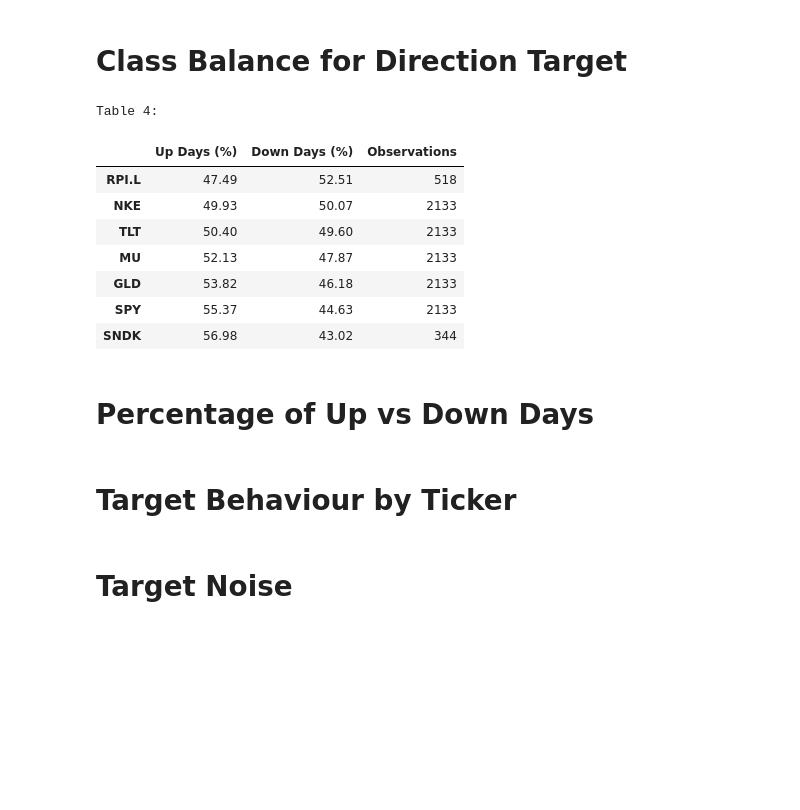
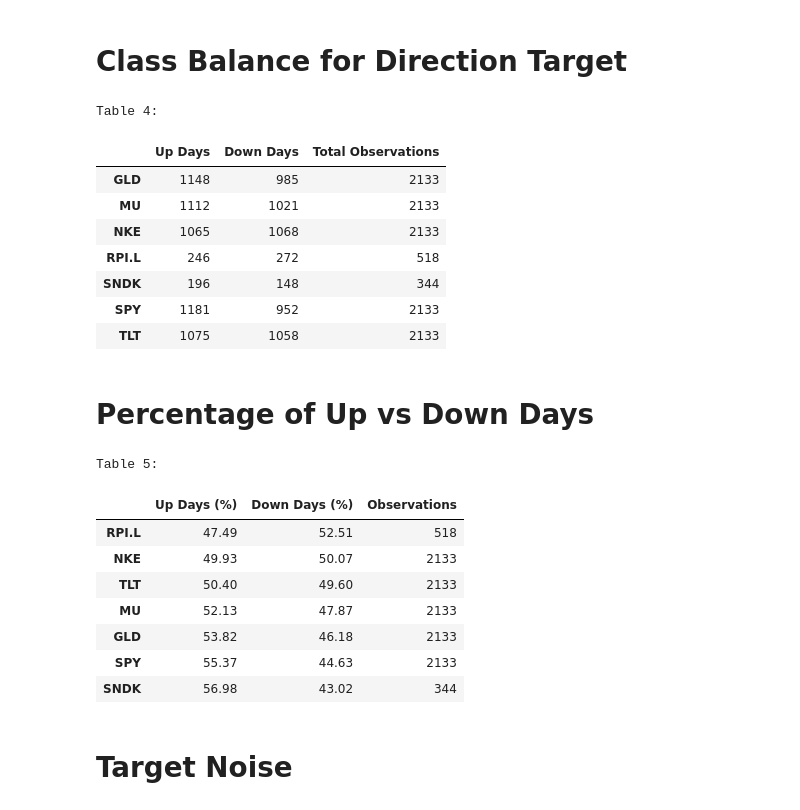
Before and after one commit to maxautomateseverything/market-intelligence-pipeline, a Jupyter notebook: EDA Notebooks/08 - Target Analysis.ipynb, the cells around one changed output. Cells and saved outputs as stored; diff of their text form; code cells hidden in the pictures; blank space fills up the shorter version.

Commit message:
Target Analysis Markdown

```diff
--- a/EDA Notebooks/08 - Target Analysis.ipynb
+++ b/EDA Notebooks/08 - Target Analysis.ipynb
@@ -204,42 +204,76 @@ Table 3:
 # %%
 df_3 = df.copy()
 
 ticker = "ticker"
 target_direction = f"target_direction_{CALENDAR}"
 target_return = f"target_next_day_return_{CALENDAR}"
 
 ticker_summary_rows = []
 
 for asset, group in df_3.groupby(ticker):
     ticker_summary_row = pd.DataFrame({
-        "Up Days (%)": [(group[target_direction] ==1).mean()*100],
-        "Down Days (%)": [(group[target_direction] ==0).mean()*100],
-        "Observations": group[target_direction].count()
+        "Up Days": [(group[target_direction] == 1).sum()],
+        "Down Days": [(group[target_direction] ==0).sum()],
+        "Total Observations": group[target_direction].count()
     })
 
     ticker_summary_row.index = [asset]
 
     ticker_summary_rows.append(ticker_summary_row)
 
 ticker_summary_df = pd.concat(ticker_summary_rows)
 
 table_count += 1
 print(f"Table {table_count}:")
 
-display(ticker_summary_df.sort_values("Up Days (%)").round(2))
+display(ticker_summary_df)
 # %% [output]
 Table 4:
-|  | Up Days (%) | Down Days (%) | Observations |
-| RPI.L | 47.49 | 52.51 | 518 |
-| NKE | 49.93 | 50.07 | 2133 |
-| TLT | 50.40 | 49.60 | 2133 |
-| MU | 52.13 | 47.87 | 2133 |
-| GLD | 53.82 | 46.18 | 2133 |
-| SPY | 55.37 | 44.63 | 2133 |
-| SNDK | 56.98 | 43.02 | 344 |
+|  | Up Days | Down Days | Total Observations |
+| GLD | 1148 | 985 | 2133 |
+| MU | 1112 | 1021 | 2133 |
+| NKE | 1065 | 1068 | 2133 |
+| RPI.L | 246 | 272 | 518 |
+| SNDK | 196 | 148 | 344 |
+| SPY | 1181 | 952 | 2133 |
+| TLT | 1075 | 1058 | 2133 |
 # %% [markdown]
 # Percentage of Up vs Down Days
-# %% [markdown]
-# Target Behaviour by Ticker
+# %%
+df_4 = df.copy()
+
+ticker = "ticker"
+target_direction = f"target_direction_{CALENDAR}"
+target_return = f"target_next_day_return_{CALENDAR}"
+
+ticker_summary_rows = []
+
+for asset, group in df_4.groupby(ticker):
+    ticker_summary_row = pd.DataFrame({
+        "Up Days (%)": [(group[target_direction] ==1).mean()*100],
+        "Down Days (%)": [(group[target_direction] ==0).mean()*100],
+        "Observations": group[target_direction].count()
+    })
+
+    ticker_summary_row.index = [asset]
+
+    ticker_summary_rows.append(ticker_summary_row)
+
+ticker_summary_df = pd.concat(ticker_summary_rows)
+
+table_count += 1
+print(f"Table {table_count}:")
+
+display(ticker_summary_df.sort_values("Up Days (%)").round(2))
+# %% [output]
+Table 5:
+|  | Up Days (%) | Down Days (%) | Observations |
+| RPI.L | 47.49 | 52.51 | 518 |
+| NKE | 49.93 | 50.07 | 2133 |
+| TLT | 50.40 | 49.60 | 2133 |
+| MU | 52.13 | 47.87 | 2133 |
+| GLD | 53.82 | 46.18 | 2133 |
+| SPY | 55.37 | 44.63 | 2133 |
+| SNDK | 56.98 | 43.02 | 344 |
 # %% [markdown]
 # Target Noise
```
Also changed, not shown: parts of 1 cell of this notebook, 1 other file.
